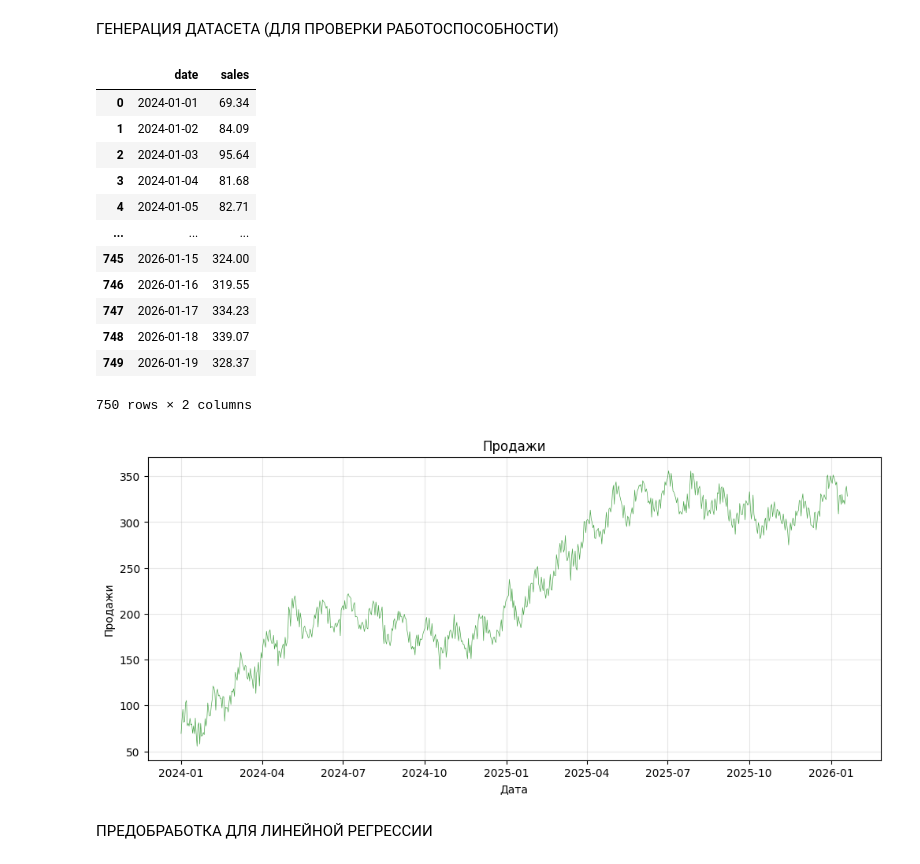
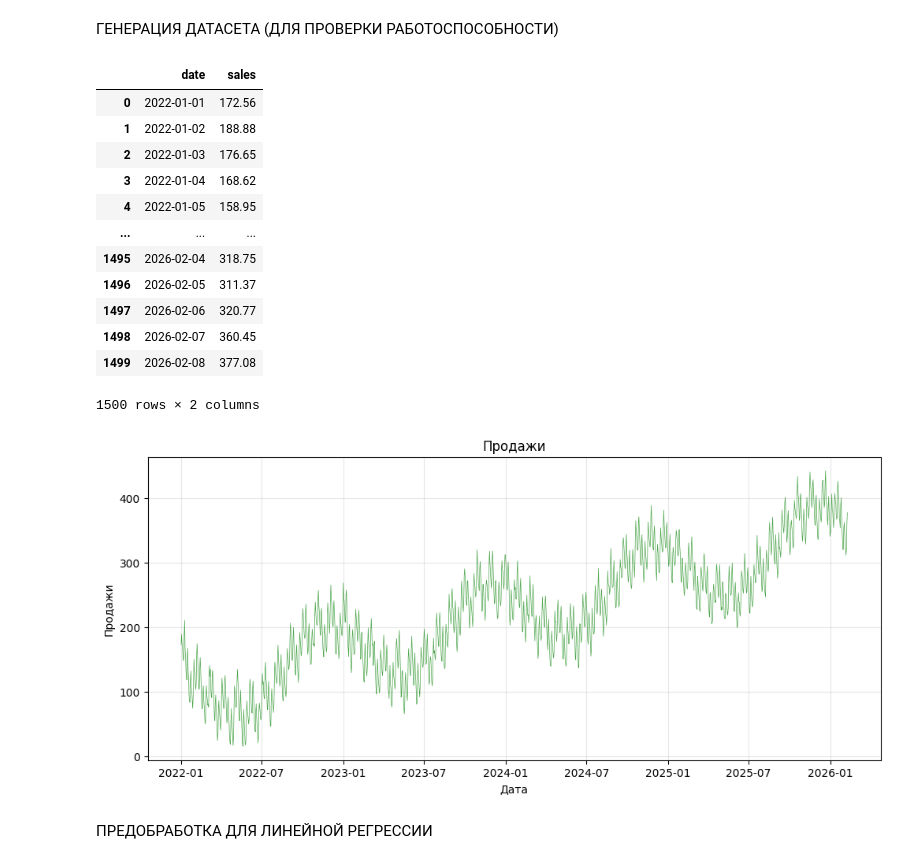
Before and after one commit to vviqkly/ML_project, a Jupyter notebook: test_model.ipynb, the cells around one changed output. Cells and saved outputs as stored; diff of their text form; code cells hidden in the pictures.

```diff
--- a/test_model.ipynb
+++ b/test_model.ipynb
@@ -3,32 +3,32 @@
 # %%
 import pandas as pd
 import matplotlib.pyplot as plt
 
-df = pd.read_csv('sales_data.csv', parse_dates=['date'])
+df = pd.read_csv('sales_data (1).csv', parse_dates=['date'])
 display(df)
 
 plt.figure(figsize=(12, 5))
 plt.plot(df["date"], df["sales"], linewidth=0.5, alpha=0.7, color='green')
 plt.title("Продажи")
 plt.xlabel("Дата")
 plt.ylabel("Продажи")
 plt.grid(True, alpha=0.3)
 plt.show()
 # %% [output]
 |  | date | sales |
-| 0 | 2024-01-01 | 69.34 |
-| 1 | 2024-01-02 | 84.09 |
-| 2 | 2024-01-03 | 95.64 |
-| 3 | 2024-01-04 | 81.68 |
-| 4 | 2024-01-05 | 82.71 |
+| 0 | 2022-01-01 | 172.56 |
+| 1 | 2022-01-02 | 188.88 |
+| 2 | 2022-01-03 | 176.65 |
+| 3 | 2022-01-04 | 168.62 |
+| 4 | 2022-01-05 | 158.95 |
 | ... | ... | ... |
-| 745 | 2026-01-15 | 324.00 |
-| 746 | 2026-01-16 | 319.55 |
-| 747 | 2026-01-17 | 334.23 |
-| 748 | 2026-01-18 | 339.07 |
-| 749 | 2026-01-19 | 328.37 |
+| 1495 | 2026-02-04 | 318.75 |
+| 1496 | 2026-02-05 | 311.37 |
+| 1497 | 2026-02-06 | 320.77 |
+| 1498 | 2026-02-07 | 360.45 |
+| 1499 | 2026-02-08 | 377.08 |
-750 rows × 2 columns
+1500 rows × 2 columns
-[figure, old version]
+[figure, new version]
 # %% [markdown]
 ПРЕДОБРАБОТКА ДЛЯ ЛИНЕЙНОЙ РЕГРЕССИИ
 # %%
```
Also changed, not shown: parts of 3 cells of this notebook.
